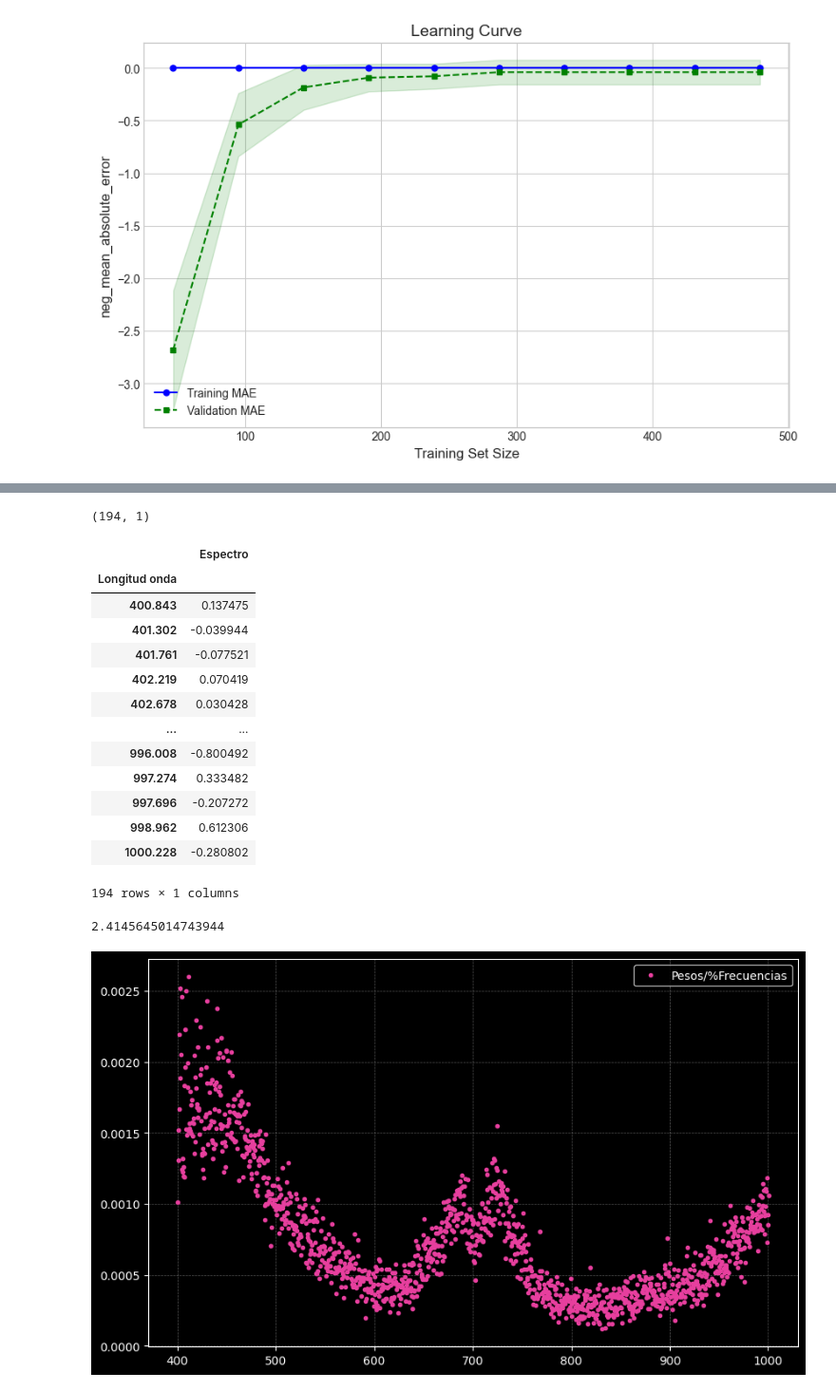
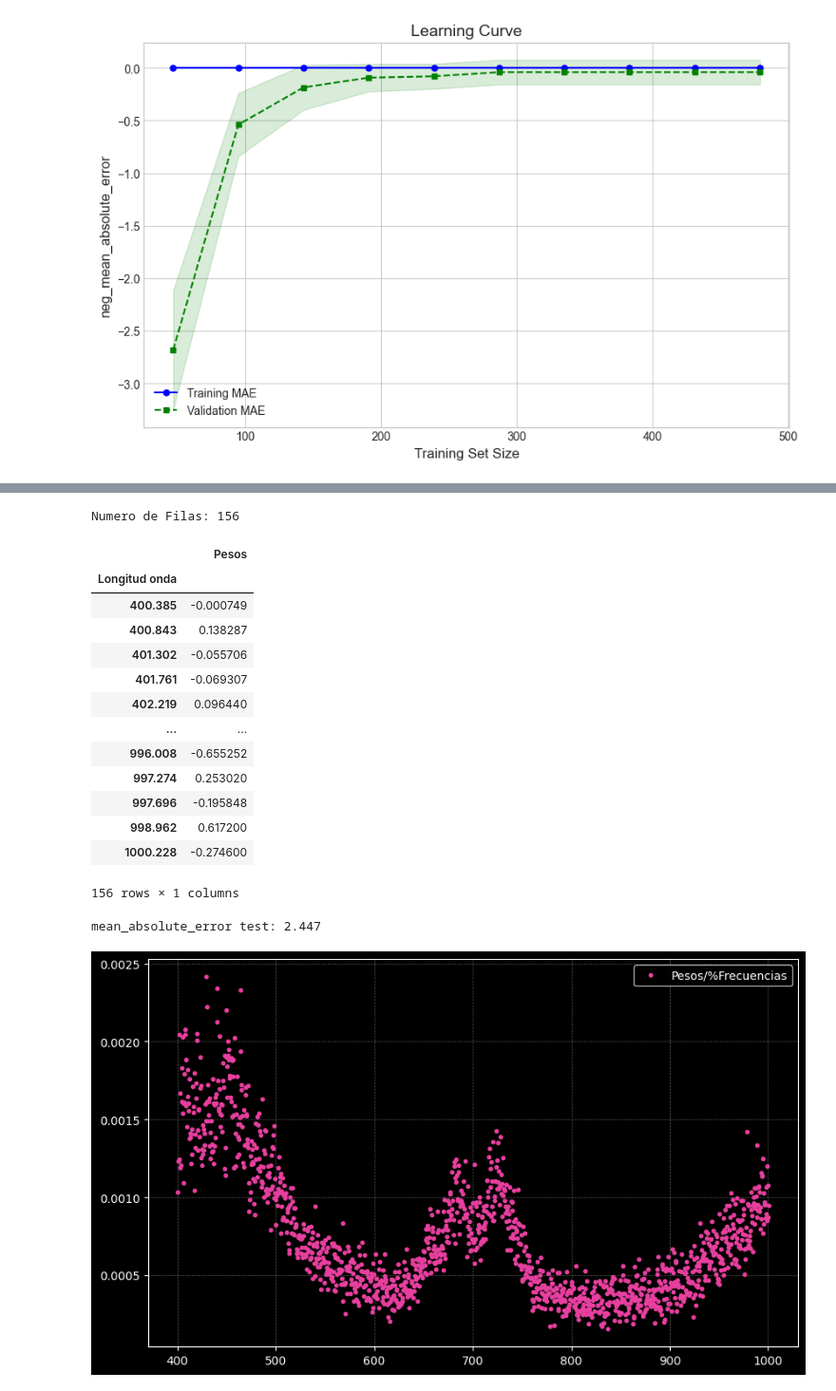
Before and after one commit to SomathReinztam/Firma_espectral_de-plantas_de_banano_infectadas, a Jupyter notebook: dataAnalysis.ipynb, the cells around one changed output, grey strips where cells are left out. Shown at 95% size. Cells and saved outputs as stored; diff of their text form; code cells hidden in the pictures.

```diff
--- a/dataAnalysis.ipynb
+++ b/dataAnalysis.ipynb
@@ -333,13 +330,12 @@ X_train, X_test, y_train, y_test = train_test_split(
 # %%
 from sklearn.linear_model import Lasso
 from sklearn.metrics import mean_absolute_error
-hyperparameter = {'alpha':0.01, 'max_iter':5000}
+hyperparameter = {'alpha':0.01, 'max_iter':9000}
 reg = Lasso(**hyperparameter)
 reg.fit(X_train, y_train)
 y_predict = reg.predict(X_test)
-print(
-    mean_absolute_error(y_pred=y_predict, y_true=y_test)
-)
+x = mean_absolute_error(y_pred=y_predict, y_true=y_test)
+print(f'mean_absolute_error test: {x:.3f}')
 importances = reg.coef_.reshape(-1)
 indices = df.columns[4:].values
 datF.featureImportancia(importances, indices)
@@ -349,40 +345,39 @@ datF.featureImportancia(importances, indices)
 # %%
 serie = pd.Series(importances, index=indices)
-serie = pd.DataFrame({'Espectro':serie})
+serie = pd.DataFrame({'Pesos':serie})
 serie.index.name = 'Longitud onda'
-filtro = (serie['Espectro'] != 0)
-print(serie[filtro].shape)
+filtro = (serie['Pesos'] != 0)
+print(f'Numero de Filas: {serie[filtro].shape[0]}')
 serie[filtro]
 # %% [output]
-(194, 1)
+Numero de Filas: 156
-|  | Espectro |
+|  | Pesos |
 | Longitud onda |  |
-| 400.843 | 0.137475 |
-| 401.302 | -0.039944 |
-| 401.761 | -0.077521 |
-| 402.219 | 0.070419 |
-| 402.678 | 0.030428 |
+| 400.385 | -0.000749 |
+| 400.843 | 0.138287 |
+| 401.302 | -0.055706 |
+| 401.761 | -0.069307 |
+| 402.219 | 0.096440 |
 | ... | ... |
-| 996.008 | -0.800492 |
-| 997.274 | 0.333482 |
-| 997.696 | -0.207272 |
-| 998.962 | 0.612306 |
-| 1000.228 | -0.280802 |
+| 996.008 | -0.655252 |
+| 997.274 | 0.253020 |
+| 997.696 | -0.195848 |
+| 998.962 | 0.617200 |
+| 1000.228 | -0.274600 |
-194 rows × 1 columns
+156 rows × 1 columns
 # %%
 from sklearn.ensemble import GradientBoostingRegressor
 hyperparameter = {'loss': 'absolute_error', 'n_estimators': 900, 'max_depth': 11, 'criterion': 'squared_error', 'max_features': 'sqrt'}
 reg = GradientBoostingRegressor(**hyperparameter)
 reg.fit(X_train, y_train)
 y_predict = reg.predict(X_test)
-print(
-    mean_absolute_error(y_pred=y_predict, y_true=y_test)
-)
+x = mean_absolute_error(y_pred=y_predict, y_true=y_test)
+print(f'mean_absolute_error test: {x:.3f}')
 importances = reg.feature_importances_
 indices = df.columns[4:].values
 datF.featureImportancia(importances, indices)
 # %% [output]
-2.4145645014743944
+mean_absolute_error test: 2.447
-[figure, old version]
+[figure, new version]
 # %%
 serie = pd.Series(importances, index=indices)
```
Also changed, not shown: parts of 12 cells of this notebook.
